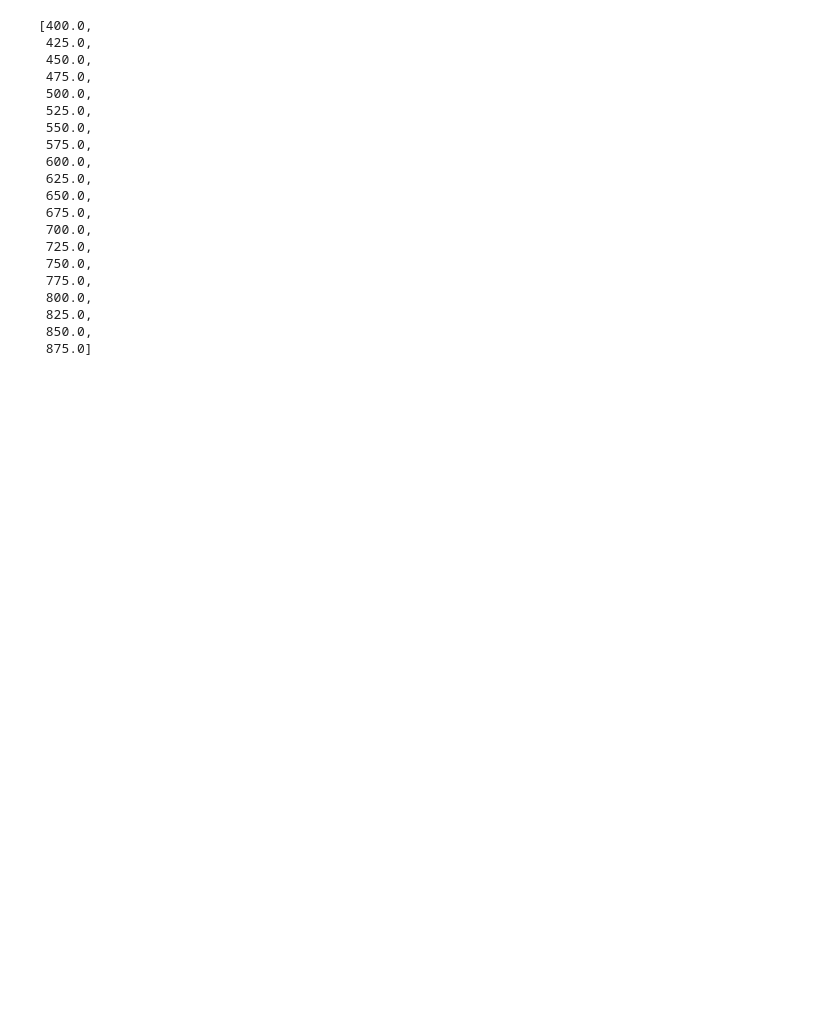
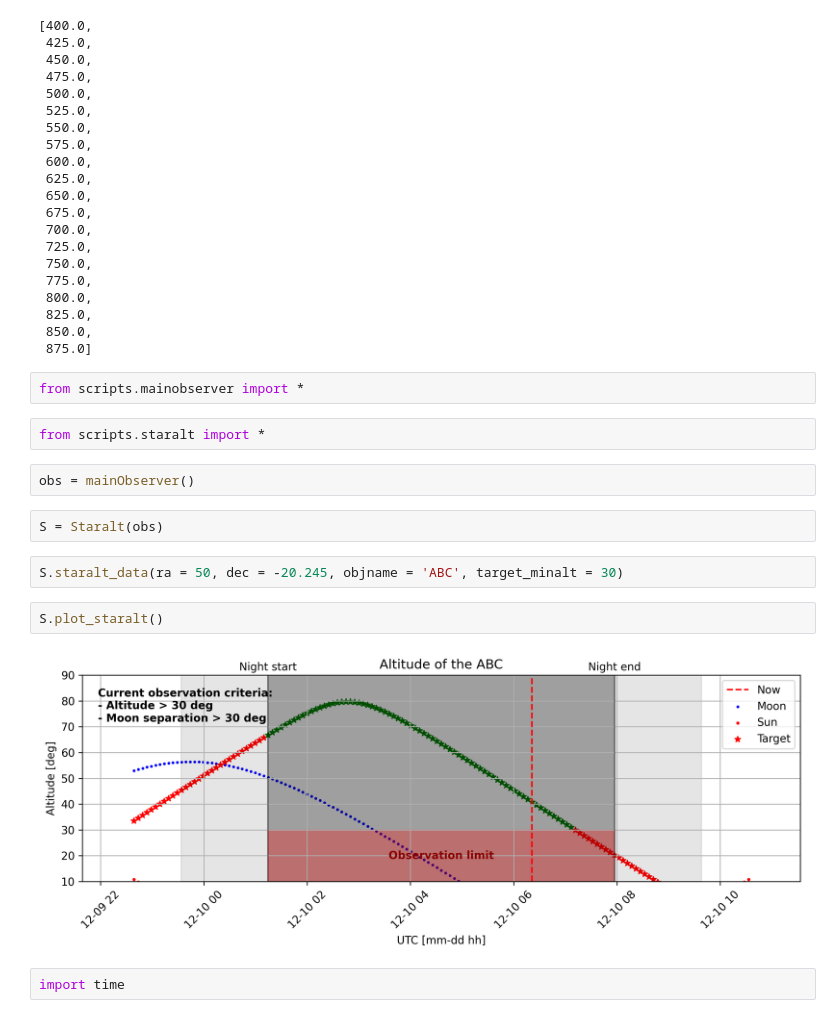
Before and after one commit to takdg123/7dt_too, a Jupyter notebook: backend/test.ipynb, the cells around one changed output. Drawn from its saved outputs; the diff is of its cells as text; blank space fills up the shorter version.

Commit message:
add staralt

```diff
--- a/backend/test.ipynb
+++ b/backend/test.ipynb
@@ -90,3 +90,19 @@ wavelengths
  825.0,
  850.0,
  875.0]
+# %%
+from scripts.mainobserver import *
+# %%
+from scripts.staralt import *
+# %%
+obs = mainObserver()
+# %%
+S = Staralt(obs)
+# %%
+S.staralt_data(ra = 50, dec = -20.245, objname = 'ABC', target_minalt = 30)
+# %%
+S.plot_staralt()
+# %% [output]
+[figure, added]
+# %%
+import time
```
Also changed, not shown: parts of 1 cell of this notebook, 24 other files.
